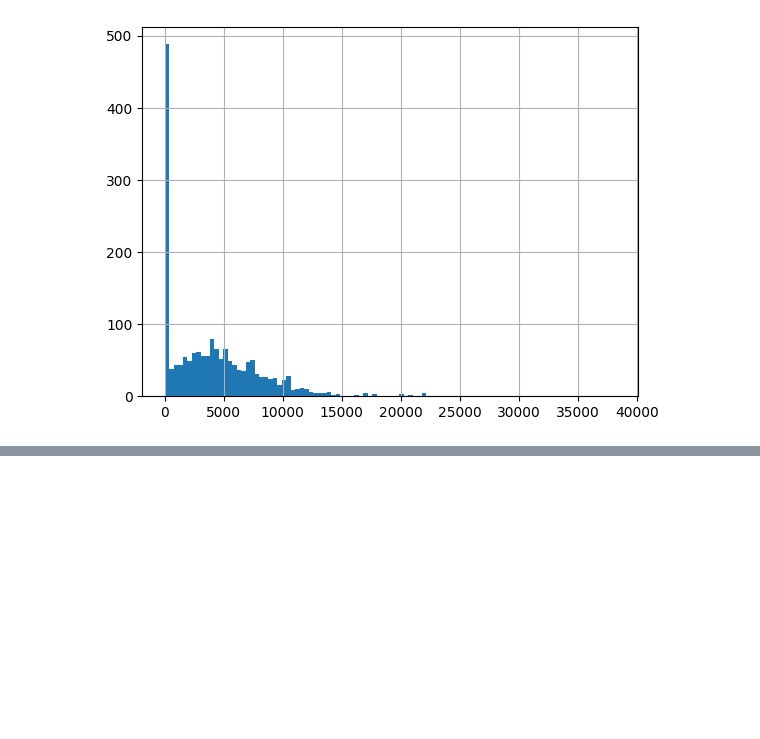
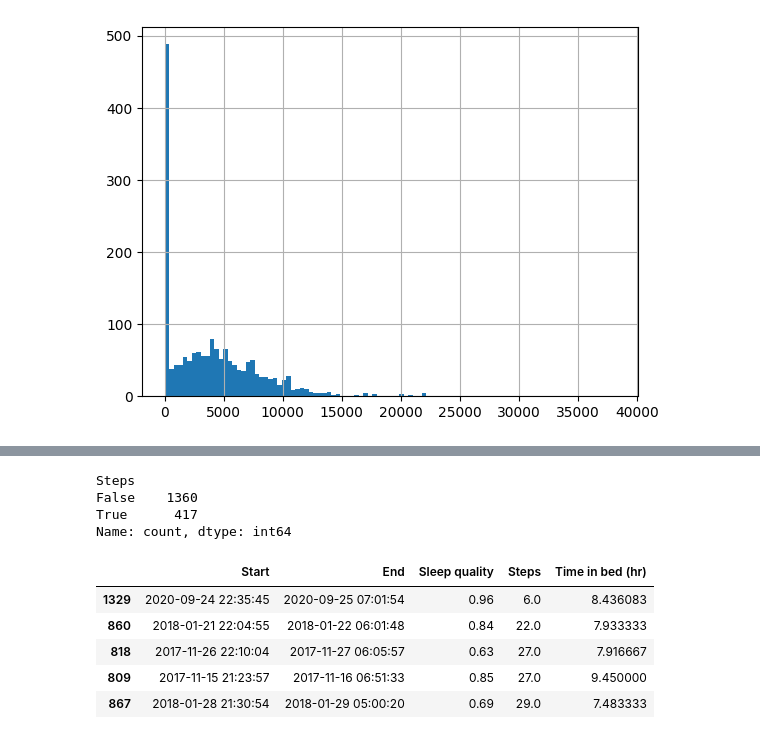
Before and after one commit to ricd99/endToEndML, a Jupyter notebook: notebooks/EDA.ipynb, the cells around one changed output, grey strips where cells are left out. Cells and saved outputs as stored; diff of their text form; code cells hidden in the pictures; blank space fills up the shorter version.

```diff
--- a/notebooks/EDA.ipynb
+++ b/notebooks/EDA.ipynb
@@ -448,0 +464,19 @@ df["Steps"].hist(bins=100)
+# %%
+df = df.replace(0, np.nan)
+df["Steps"].isna().value_counts()
+# %% [output]
+Steps
+False    1360
+True      417
+Name: count, dtype: int64
+# %%
+df_bysteps = df.sort_values("Steps")
+df_bysteps.dropna(inplace=True)
+df_bysteps.head()
+# %% [output]
+|  | Start | End | Sleep quality | Steps | Time in bed (hr) |
+| 1329 | 2020-09-24 22:35:45 | 2020-09-25 07:01:54 | 0.96 | 6.0 | 8.436083 |
+| 860 | 2018-01-21 22:04:55 | 2018-01-22 06:01:48 | 0.84 | 22.0 | 7.933333 |
+| 818 | 2017-11-26 22:10:04 | 2017-11-27 06:05:57 | 0.63 | 27.0 | 7.916667 |
+| 809 | 2017-11-15 21:23:57 | 2017-11-16 06:51:33 | 0.85 | 27.0 | 9.450000 |
+| 867 | 2018-01-28 21:30:54 | 2018-01-29 05:00:20 | 0.69 | 29.0 | 7.483333 |
```
Also changed, not shown: parts of 7 cells of this notebook.
